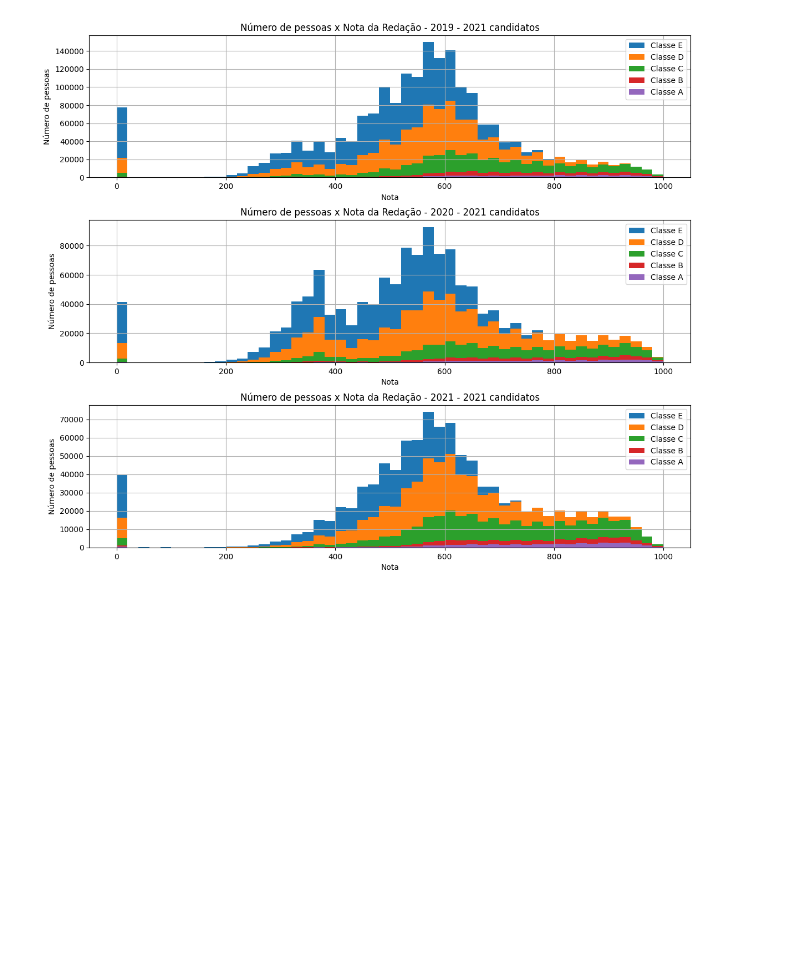
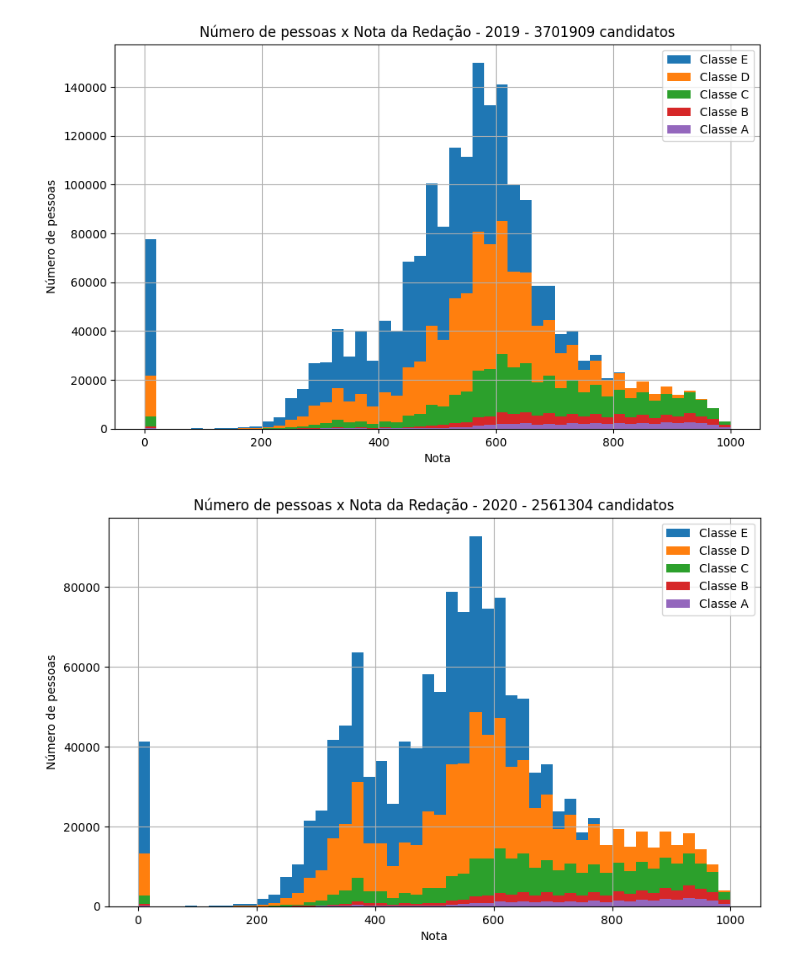
Before and after one commit to Art0r/analise_enem_pandemia, a Jupyter notebook: main.ipynb, the cells around one changed output. Saved outputs shown, nothing was run; the diff lists cells and outputs as text; code cells hidden in the pictures; blank space fills up the shorter version.

```diff
--- a/main.ipynb
+++ b/main.ipynb
@@ -47,25 +196,7 @@ for i in YEARS:
 # %%
-fig, (ax1, ax2, ax3) = plt.subplots(3, 1, figsize=(14, 12))
-
-for index, value in enumerate(YEARS):
-    globals()[f'df_{value}'].query("Q006 == 'E'")[['NU_NOTA_REDACAO']].hist(
-        bins=50, ax=globals()[f'ax{index + 1}'], label="Classe E")
-    globals()[f'df_{value}'].query("Q006 == 'D'")[['NU_NOTA_REDACAO']].hist(
-        bins=50, ax=globals()[f'ax{index + 1}'], label="Classe D")
-    globals()[f'df_{value}'].query("Q006 == 'C'")[['NU_NOTA_REDACAO']].hist(
-        bins=50, ax=globals()[f'ax{index + 1}'], label="Classe C")
-    globals()[f'df_{value}'].query("Q006 == 'B'")[['NU_NOTA_REDACAO']].hist(
-        bins=50, ax=globals()[f'ax{index + 1}'], label="Classe B")
-    globals()[f'df_{value}'].query("Q006 == 'A'")[['NU_NOTA_REDACAO']].hist(
-        bins=50, ax=globals()[f'ax{index + 1}'], label="Classe A")
-
-    n_candidatos = globals()[f'df_{i}'][['NU_ANO']].iloc[0][0]
-    globals()[f'ax{index + 1}'].set_title(
-        f'Número de pessoas x Nota da Redação - {value} - {n_candidatos} candidatos')
-    globals()[f'ax{index + 1}'].set_ylabel('Número de pessoas')
-    globals()[f'ax{index + 1}'].set_xlabel('Nota')
-    globals()[f'ax{index + 1}'].legend()
-
-fig.savefig(os.path.join(OUTPUT, 'all_classes_by_year.jpg'))
+utils.plot_hist_classes_all(df_2019, OUTPUT)
+utils.plot_hist_classes_all(df_2020, OUTPUT)
+utils.plot_hist_classes_all(df_2021, OUTPUT)
 # %% [output]
-[figure, old version]
+[figure, new version]
+[figure, added]
```
Also changed, not shown: parts of 13 cells of this notebook, 12 other files.
